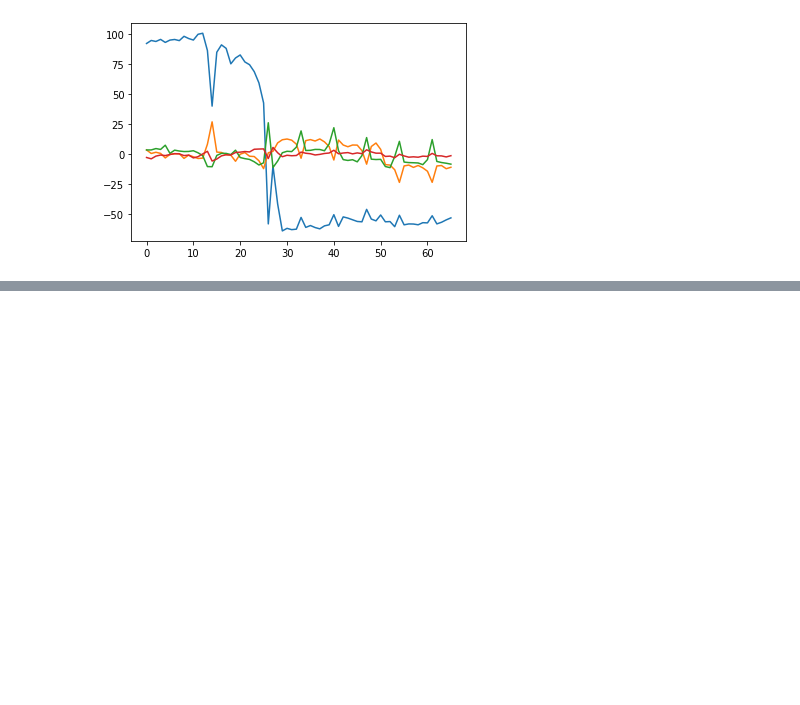
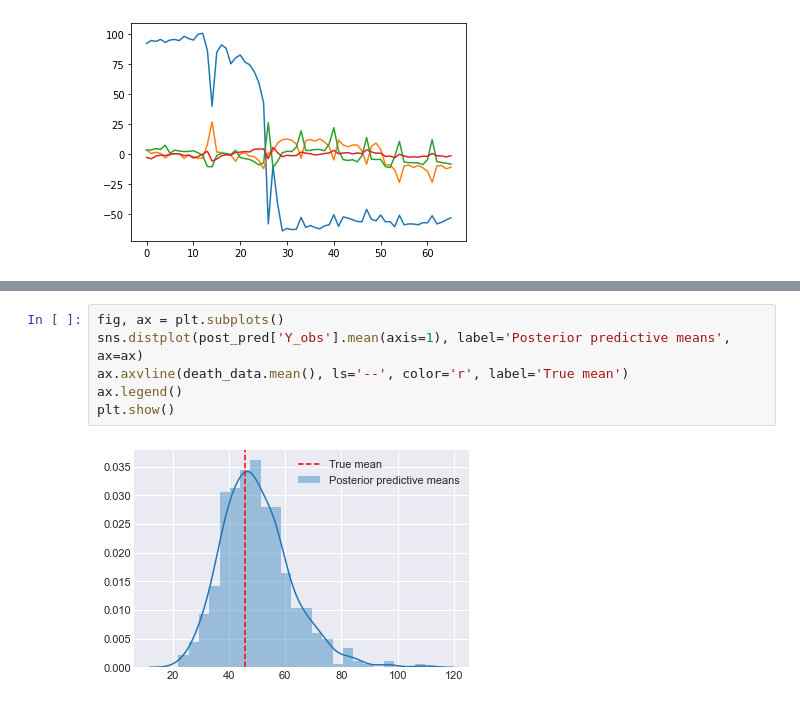
Before and after one commit to anag004/covid-model, a Jupyter notebook: ihme/UT@Austin_India.ipynb, the cells around one changed output, grey strips where cells are left out. Saved outputs shown, nothing was run; the diff lists cells and outputs as text; blank space fills up the shorter version.

```diff
--- a/ihme/UT@Austin_India.ipynb
+++ b/ihme/UT@Austin_India.ipynb
@@ -199,0 +218,8 @@ KeyboardInterrupt:
+# %%
+fig, ax = plt.subplots()
+sns.distplot(post_pred['Y_obs'].mean(axis=1), label='Posterior predictive means', ax=ax)
+ax.axvline(death_data.mean(), ls='--', color='r', label='True mean')
+ax.legend()
+plt.show()
+# %% [output]
+[figure, added]
```
Also changed, not shown: parts of 6 cells of this notebook.
